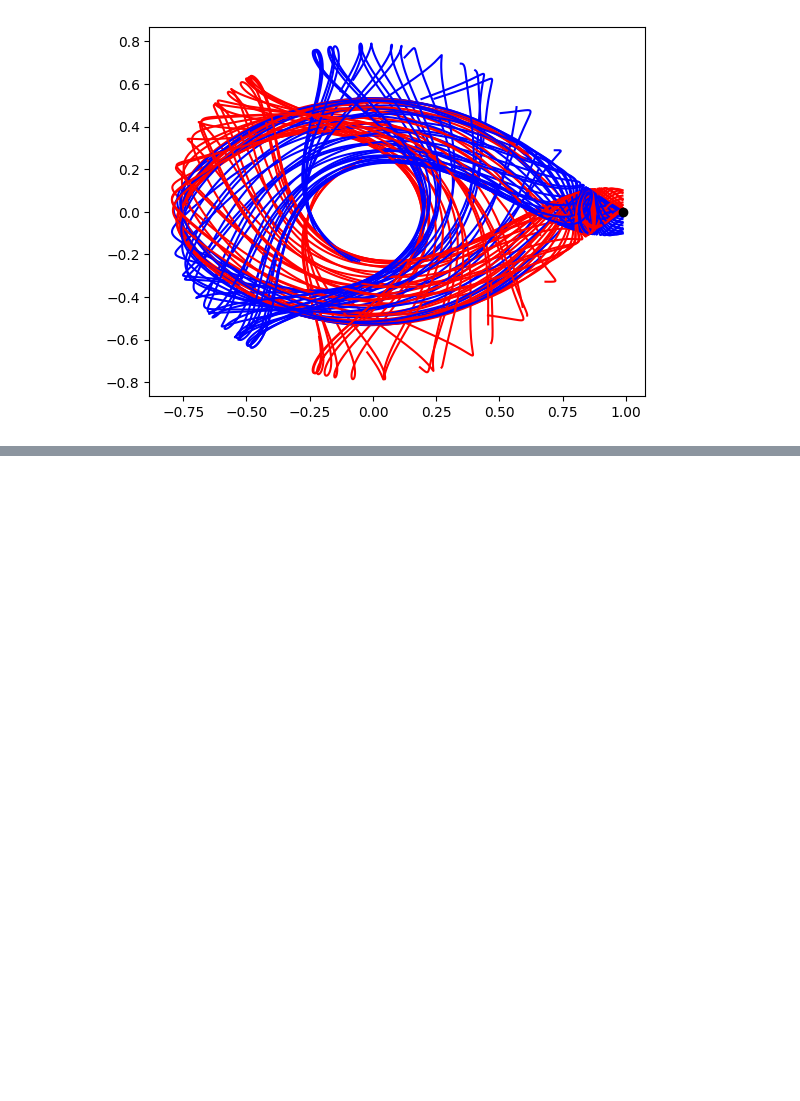
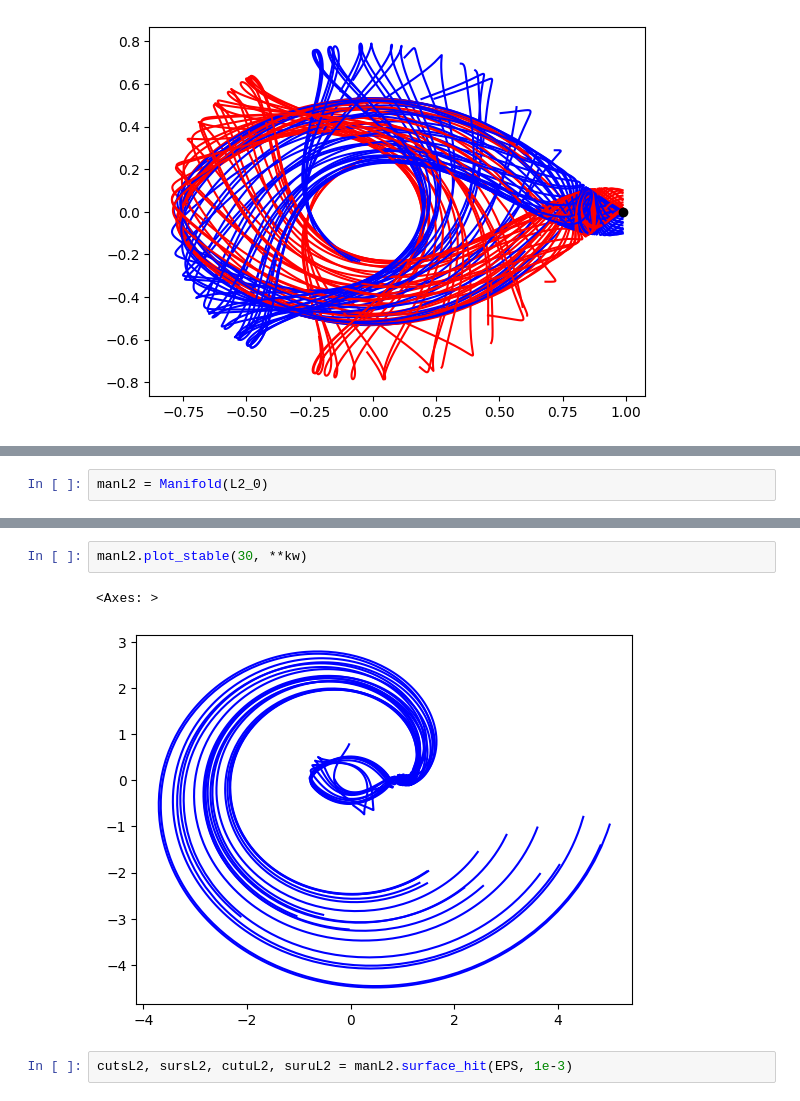
Before and after one commit to Meoli96/Trajectory, a Jupyter notebook: Ex1/test1_2.ipynb, the cells around one changed output, grey strips where cells are left out. Cells and saved outputs as stored; diff of their text form; blank space fills up the shorter version.

Commit message:
L1 stable and unstable cuts working L2 cuts not working

```diff
--- a/Ex1/test1_2.ipynb
+++ b/Ex1/test1_2.ipynb
@@ -102,0 +94,2 @@ TypeError: 'NoneType' object is not subscriptable
+# %%
+manL2 = Manifold(L2_0)
@@ -102,0 +116,7 @@ TypeError: 'NoneType' object is not subscriptable
+# %%
+manL2.plot_stable(30, **kw)
+# %% [output]
+<Axes: >
+[figure, added]
+# %%
+cutsL2, sursL2, cutuL2, suruL2 = manL2.surface_hit(EPS, 1e-3)
```
Also changed, not shown: parts of 7 cells of this notebook.
